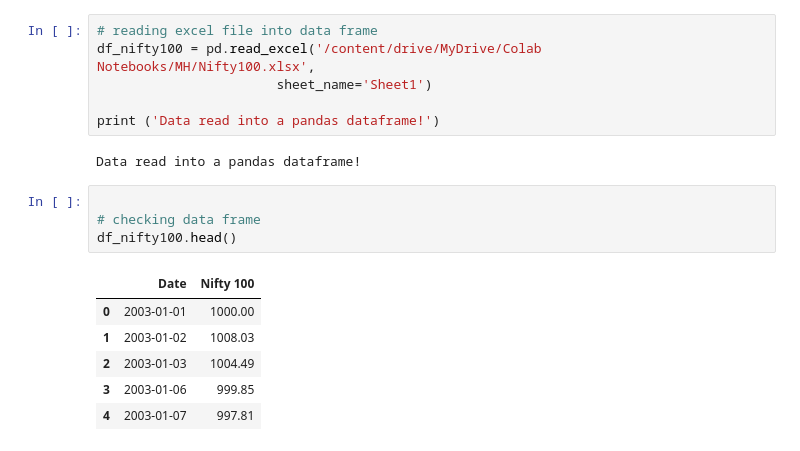
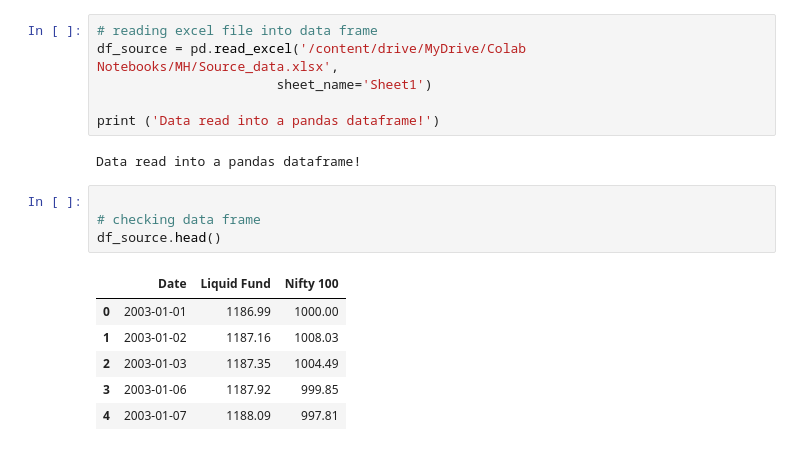
Before and after one commit to bipinr8/MH_cash_deployment, a Jupyter notebook: Morgan_Housel_Cash_deployment_strategy.ipynb, the cells around one changed output. Cells and saved outputs as stored; diff of their text form.

```diff
--- a/Morgan_Housel_Cash_deployment_strategy.ipynb
+++ b/Morgan_Housel_Cash_deployment_strategy.ipynb
@@ -16,7 +17,7 @@ import numpy as np  # useful for many scientific computing in Python
 import pandas as pd # primary data structure library
 # %%
 # reading excel file into data frame
-df_nifty100 = pd.read_excel('/content/drive/MyDrive/Colab Notebooks/MH/Nifty100.xlsx',
+df_source = pd.read_excel('/content/drive/MyDrive/Colab Notebooks/MH/Source_data.xlsx',
                        sheet_name='Sheet1')
 
 print ('Data read into a pandas dataframe!')
@@ -25,11 +26,11 @@ Data read into a pandas dataframe!
 # %%
 
 # checking data frame
-df_nifty100.head()
+df_source.head()
 # %% [output]
-|  | Date | Nifty 100 |
-| 0 | 2003-01-01 | 1000.00 |
-| 1 | 2003-01-02 | 1008.03 |
-| 2 | 2003-01-03 | 1004.49 |
-| 3 | 2003-01-06 | 999.85 |
-| 4 | 2003-01-07 | 997.81 |
+|  | Date | Liquid Fund | Nifty 100 |
+| 0 | 2003-01-01 | 1186.99 | 1000.00 |
+| 1 | 2003-01-02 | 1187.16 | 1008.03 |
+| 2 | 2003-01-03 | 1187.35 | 1004.49 |
+| 3 | 2003-01-06 | 1187.92 | 999.85 |
+| 4 | 2003-01-07 | 1188.09 | 997.81 |
```
Also changed, not shown: parts of 9 cells of this notebook.
